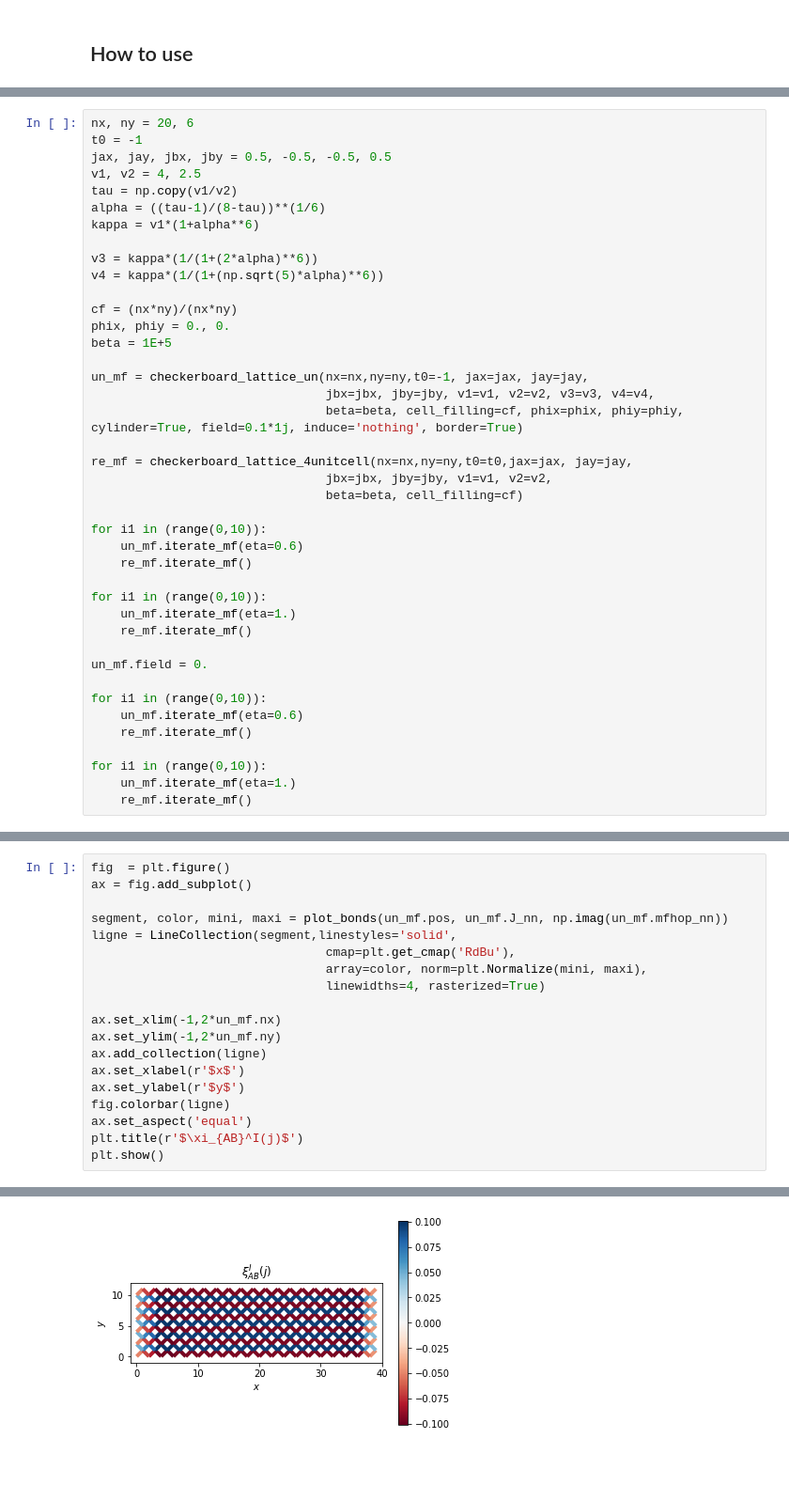
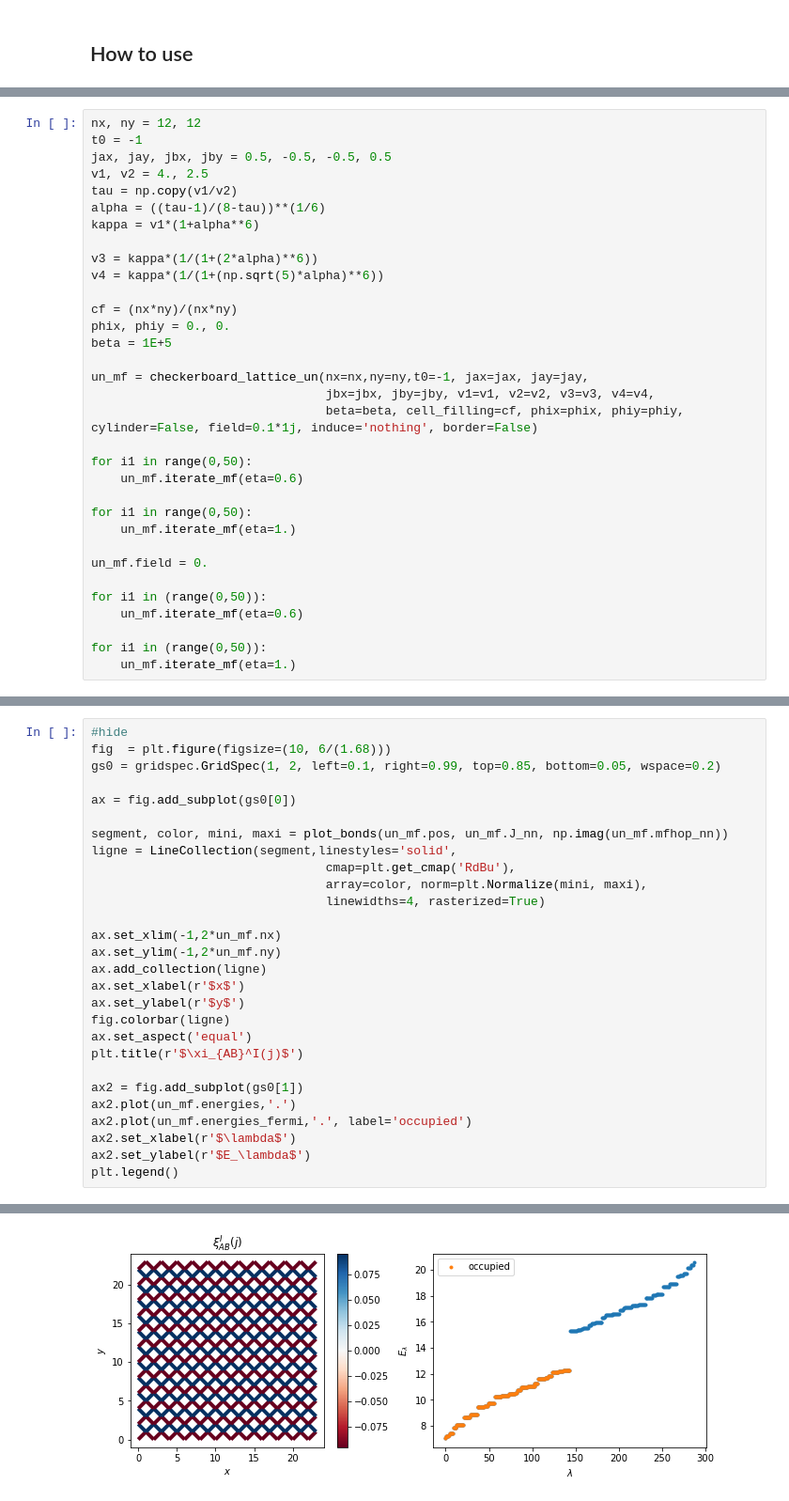
Before and after one commit to SergiJulia94/topological_mott_insulator, a Jupyter notebook: index.ipynb, the cells around one changed output, grey strips where cells are left out. Shown at 94% size. Cells and saved outputs as stored; diff of their text form; blank space fills up the shorter version.

```diff
--- a/index.ipynb
+++ b/index.ipynb
@@ -30,8 +85,8 @@ Perform a simple self-consistent algorithm to compare unrestricted and restricte
 # %%
-nx, ny = 20, 6
+nx, ny = 12, 12
 t0 = -1
 jax, jay, jbx, jby = 0.5, -0.5, -0.5, 0.5
-v1, v2 = 4, 2.5
+v1, v2 = 4., 2.5
 tau = np.copy(v1/v2)
 alpha = ((tau-1)/(8-tau))**(1/6)
 kappa = v1*(1+alpha**6)
@@ -45,26 +100,18 @@ beta = 1E+5
 
 un_mf = checkerboard_lattice_un(nx=nx,ny=ny,t0=-1, jax=jax, jay=jay,
 		                        jbx=jbx, jby=jby, v1=v1, v2=v2, v3=v3, v4=v4,
-		                        beta=beta, cell_filling=cf, phix=phix, phiy=phiy, cylinder=True, field=0.1*1j, induce='nothing', border=True)
+		                        beta=beta, cell_filling=cf, phix=phix, phiy=phiy, cylinder=False, field=0.1*1j, induce='nothing', border=False)
 
-re_mf = checkerboard_lattice_4unitcell(nx=nx,ny=ny,t0=t0,jax=jax, jay=jay,
-		                        jbx=jbx, jby=jby, v1=v1, v2=v2,
-		                        beta=beta, cell_filling=cf)
+for i1 in range(0,50):
+    un_mf.iterate_mf(eta=0.6)
 
-for i1 in (range(0,10)):
-    un_mf.iterate_mf(eta=0.6)
-    re_mf.iterate_mf()
-
-for i1 in (range(0,10)):
+for i1 in range(0,50):
     un_mf.iterate_mf(eta=1.)
-    re_mf.iterate_mf()
 
 un_mf.field = 0.
 
-for i1 in (range(0,10)):
+for i1 in (range(0,50)):
     un_mf.iterate_mf(eta=0.6)
-    re_mf.iterate_mf()
 
-for i1 in (range(0,10)):
+for i1 in (range(0,50)):
     un_mf.iterate_mf(eta=1.)
-    re_mf.iterate_mf()
@@ -88,6 +118,9 @@ plt.show()
 # %%
-fig  = plt.figure()
-ax = fig.add_subplot()
+#hide
+fig  = plt.figure(figsize=(10, 6/(1.68)))
+gs0 = gridspec.GridSpec(1, 2, left=0.1, right=0.99, top=0.85, bottom=0.05, wspace=0.2)
+
+ax = fig.add_subplot(gs0[0])
 
 segment, color, mini, maxi = plot_bonds(un_mf.pos, un_mf.J_nn, np.imag(un_mf.mfhop_nn))
 ligne = LineCollection(segment,linestyles='solid',
@@ -103,5 +136,11 @@ ax.set_ylabel(r'$y$')
 fig.colorbar(ligne)
 ax.set_aspect('equal')
 plt.title(r'$\xi_{AB}^I(j)$')
-plt.show()
+
+ax2 = fig.add_subplot(gs0[1])
+ax2.plot(un_mf.energies,'.')
+ax2.plot(un_mf.energies_fermi,'.', label='occupied')
+ax2.set_xlabel(r'$\lambda$')
+ax2.set_ylabel(r'$E_\lambda$')
+plt.legend()
 # %% [output]
@@ -108 +148 @@ plt.show()
-[figure, old version]
+[figure, new version]
```
Also changed, not shown: parts of 17 cells of this notebook, 5 other files.
